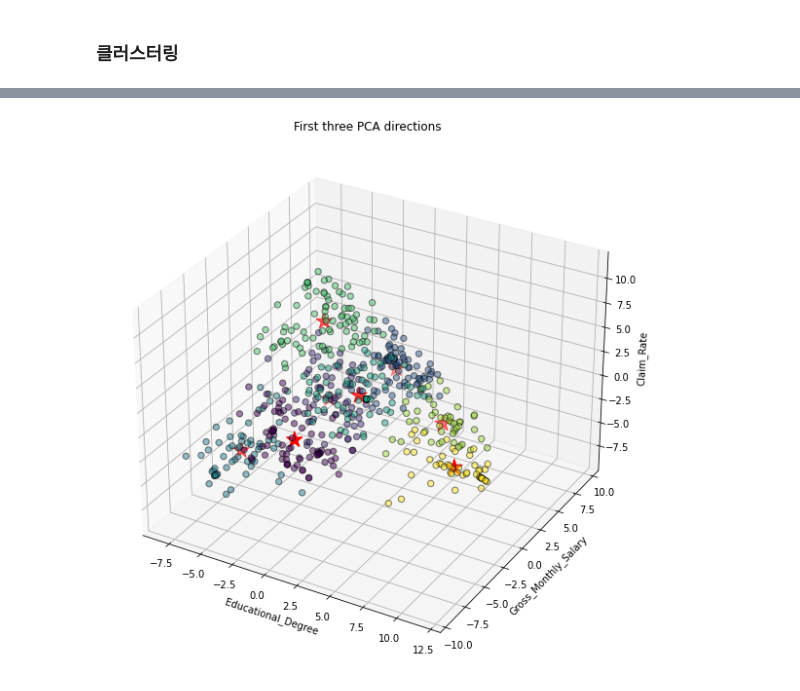
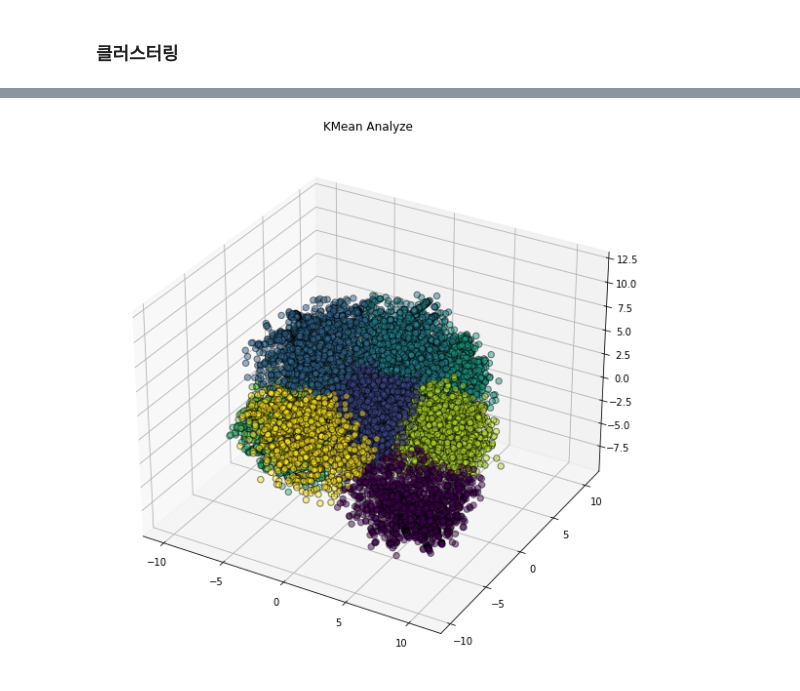
Before and after one commit to dogzz9445/team_fight_tactics_analyze, a Jupyter notebook: Main.ipynb, the cells around one changed output, grey strips where cells are left out. Cells and saved outputs as stored; diff of their text form; code cells hidden in the pictures.

Commit message:
tft clustering

```diff
--- a/Main.ipynb
+++ b/Main.ipynb
@@ -118,6 +119,10 @@ with open(matches_file, 'wb') as out_file:
 # %%
 import pandas as pd
 import numpy as np
+# %%
+matches = None
+with open(matches_0428_0823_file, 'rb') as in_file:
+     matches = pickle.load(in_file)
 # %% [markdown]
 ### 클러스터링
 # %%
@@ -130,6 +135,8 @@ def GetPostParticipant(match):
         df_participant_traits = pd.DataFrame(df_participant['traits'])
         df_participant_traits_splited = pd.DataFrame([0])
         for idx, row in df_participant_traits.iterrows():
+            if not 'Set5' in row['name']:
+                return pd.DataFrame()
             df_participant_traits_trait = df_participant_traits.loc[idx:idx].drop(['name'], axis=1).add_prefix(row['name'] + '_')
             df_participant_traits_trait.index = [0]
             df_participant_traits_splited = df_participant_traits_splited.join(df_participant_traits_trait)
@@ -185,8 +192,3 @@ df_match.columns.tolist()
-# %%
-for idx, col in enumerate(df_match.columns.tolist()):
-    if col == 'Boss_num_units':
-        df_match = df_match.drop(df_match.columns.tolist()[idx:], axis=1)
-        break
 # %%
 df_clustering = df_match.drop(['companion',
                                'gold_left',
@@ -199,8 +201,3 @@ df_clustering = df_match.drop(['companion',
                                'total_damage_to_players',
                                'traits',
                                'units'], axis=1)
-# %%
-for idx, col in enumerate(df_clustering.columns.tolist()):
-    if col == 'Boss_num_units':
-        df_clustering = df_clustering.drop(df_clustering.columns.tolist()[idx:], axis=1)
-        break
@@ -233,36 +261,28 @@ Silhouette Coefficient: 0.034
 # %%
-from sklearn.decomposition import PCA
-from sklearn.cluster import KMeans
-import matplotlib.pyplot as plt
-from mpl_toolkits.mplot3d import Axes3D
+pca_kmean = PCA(n_components=3)
+X_kmean_fit_pca = pca_kmean.fit_transform(df_clustering)
 
-pca_ = PCA(n_components=3)
-X_Demo_fit_pca = pca_.fit_transform(df_clustering)
+kmeans_PCA = KMeans(n_clusters=10, init='k-means++', max_iter= 300, n_init= 10, random_state= 3)
 
-kmeans_PCA = KMeans(n_clusters=8, init='k-means++', max_iter= 300, n_init= 10, random_state= 3)
-
-y_kmeans_PCA = kmeans_PCA.fit_predict(X_Demo_fit_pca)
+y_kmeans_PCA = kmeans_PCA.fit_predict(X_kmean_fit_pca)
 y_kmeans_PCA
 
 fig = plt.figure(figsize=(20,10))
 ax = fig.add_subplot(111, projection='3d')
-ax.scatter(X_Demo_fit_pca[:,0],X_Demo_fit_pca[:,1],X_Demo_fit_pca[:,2],
+ax.scatter(X_kmean_fit_pca[:,0],X_kmean_fit_pca[:,1],X_kmean_fit_pca[:,2],
             c=y_kmeans_PCA, cmap='viridis',
             edgecolor='k', s=40, alpha = 0.5)
 
 
-ax.set_title("First three PCA directions")
-ax.set_xlabel("Educational_Degree")
-ax.set_ylabel("Gross_Monthly_Salary")
-ax.set_zlabel("Claim_Rate")
+ax.set_title("KMean Analyze")
 ax.dist = 10
 
 ax.scatter(kmeans_PCA.cluster_centers_[:,0], kmeans_PCA.cluster_centers_[:,1],
            kmeans_PCA.cluster_centers_[:,2],
            s = 300, c = 'r', marker='*', label = 'Centroid')
 
 plt.autoscale(enable=True, axis='x', tight=True)
 
 plt.show()
 # %% [output]
-[figure, old version]
+[figure, new version]
```
Also changed, not shown: parts of 25 cells of this notebook, 4 other files.
